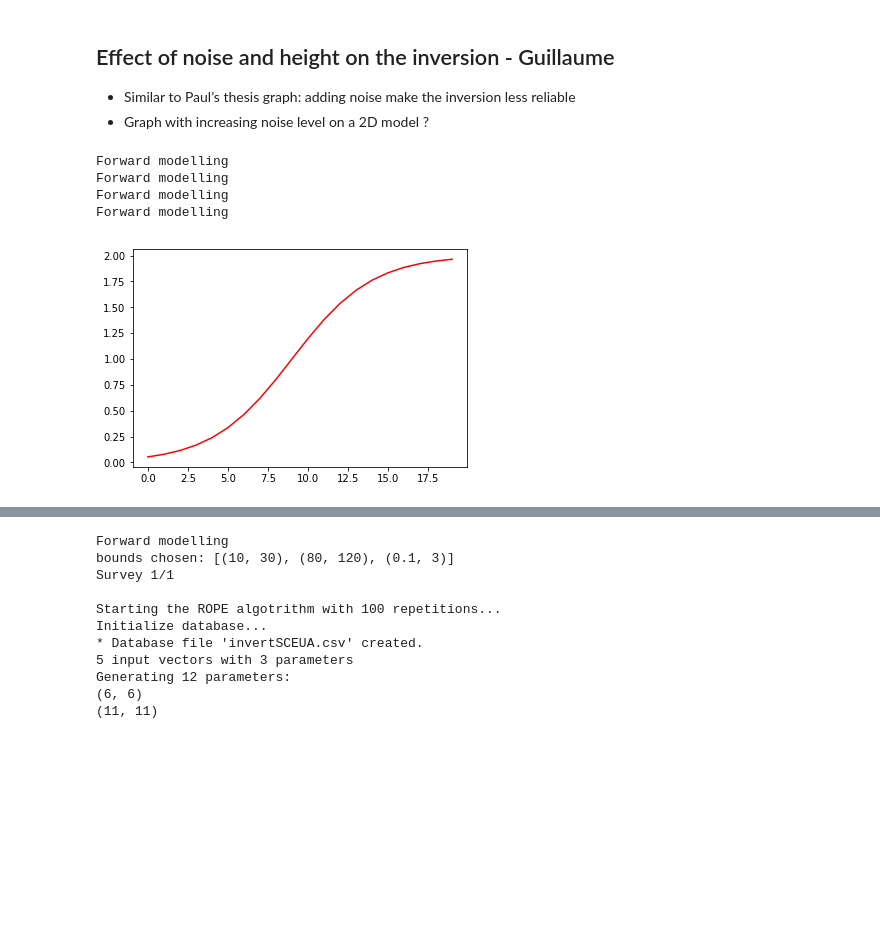
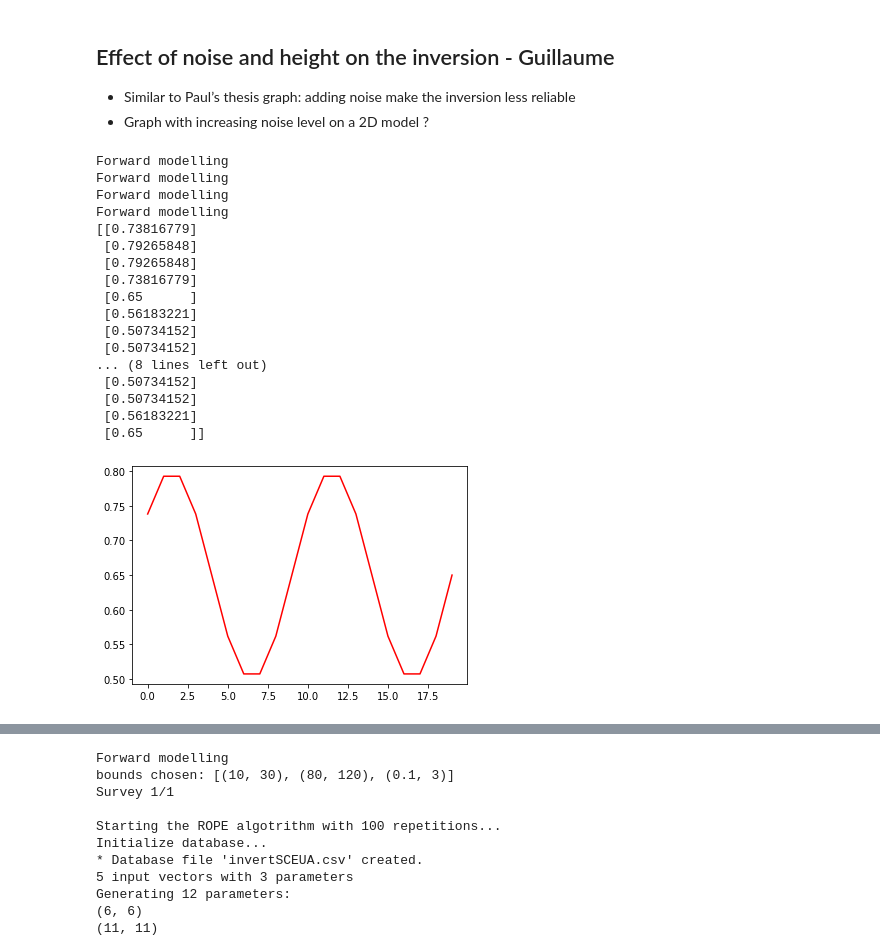
Before and after one commit to hkexgroup/emagpy, a Jupyter notebook: src/em-paper.ipynb, the cells around one changed output, grey strips where cells are left out. Saved outputs shown, nothing was run; the diff lists cells and outputs as text; code cells hidden in the pictures; blank space fills up the shorter version.

```diff
--- a/src/em-paper.ipynb
+++ b/src/em-paper.ipynb
@@ -381,7 +396,7 @@ nlayer = 2
 npos = 20
 conds = np.ones((npos, nlayer))*[20, 100]
 x = np.linspace(0.1, 2, npos)[:,None]
-depths = 0 + 2/(1+np.exp(-4*(x-1)))
+depths = 0.65 + 0.15* np.sin(x*np.pi*2)
 fig, ax = plt.subplots()
 ax.plot(depths, 'r-')
 fig.show()
@@ -395,34 +410,48 @@ coils1 = ['VCP1.48f10000h1', 'VCP2.82f10000h1', 'VCP4.49f10000h1',
           'HCP1.48f10000h1', 'HCP2.82f10000h1', 'HCP4.49f10000h1']
 titles = ['at 0 m (no noise)', 'at 0 m (with 5% noise)',
           'at 1 m (no noise)', 'at 1 m (with 5% noise)']
 
 # 0 m no noise
 k1 = Problem()
 k1.setModels([depths], [conds])
 dfs = k1.forward(forwardModel='FSeq', coils=coils0, noise=0)
 
 # at 0 m with noise
 k2 = Problem()
 k2.setModels([depths], [conds])
 dfs = k2.forward(forwardModel='FSeq', coils=coils0, noise=0.05)
 
 # 1 m no noise
 k3 = Problem()
 k3.setModels([depths], [conds])
 dfs = k3.forward(forwardModel='FSeq', coils=coils1, noise=0)
 
 # at 1 m with noise
 k4 = Problem()
 k4.setModels([depths], [conds])
 dfs = k4.forward(forwardModel='FSeq', coils=coils1, noise=0.05)
 
 ks = [k1, k2, k3, k4]
+print(depths)
 # %% [output]
 Forward modelling
 Forward modelling
 Forward modelling
 Forward modelling
+[[0.73816779]
+ [0.79265848]
+ [0.79265848]
+ [0.73816779]
+ [0.65      ]
+ [0.56183221]
+ [0.50734152]
+ [0.50734152]
+... (8 lines left out)
+ [0.50734152]
+ [0.50734152]
+ [0.56183221]
+ [0.65      ]]
-[figure, old version]
+[figure, new version]
 # %%
 # graph of apparent values
 fig, axs = plt.subplots(1, 4, sharex=True, sharey=True, figsize=(14,3))
```
Also changed, not shown: parts of 9 cells of this notebook, 5 other files.
